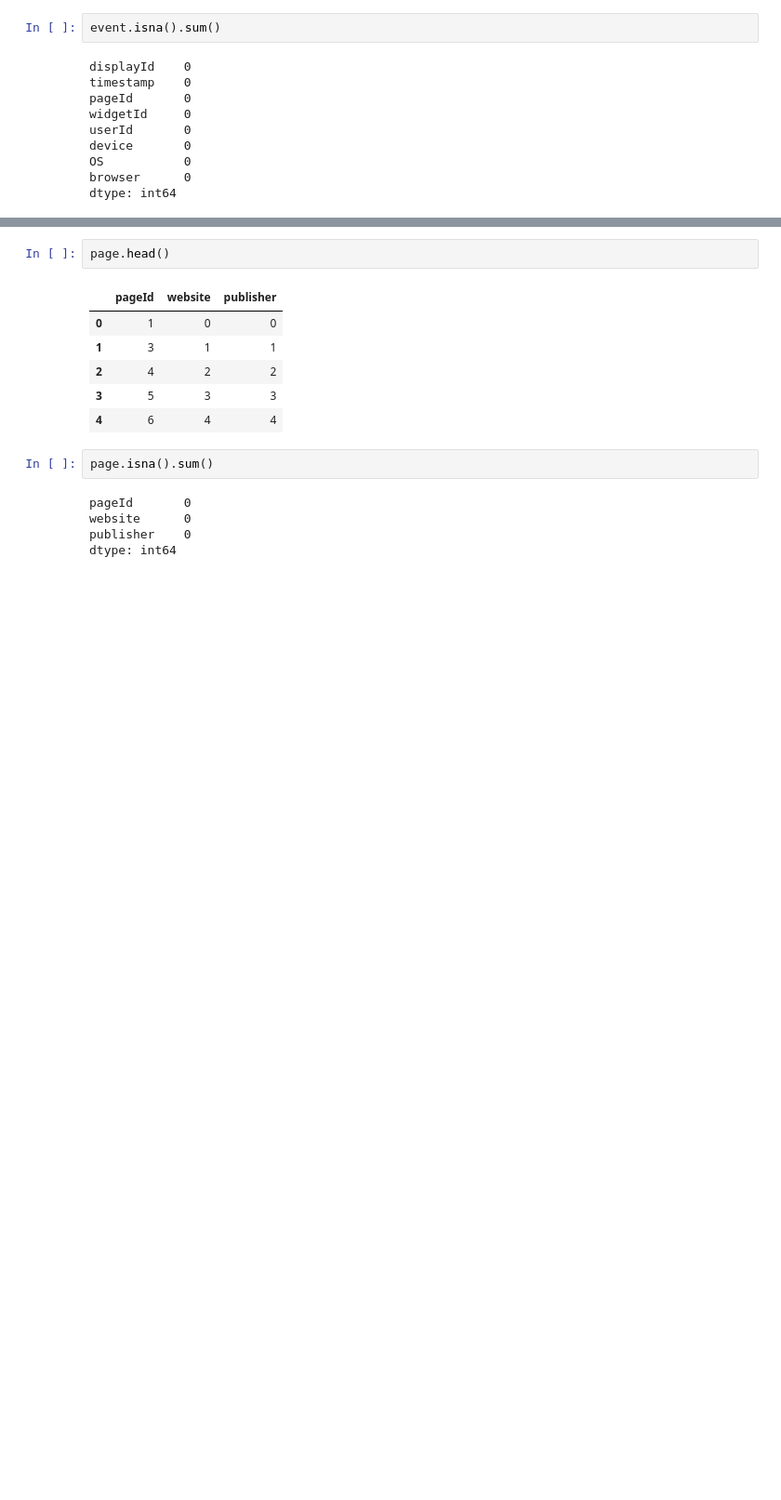
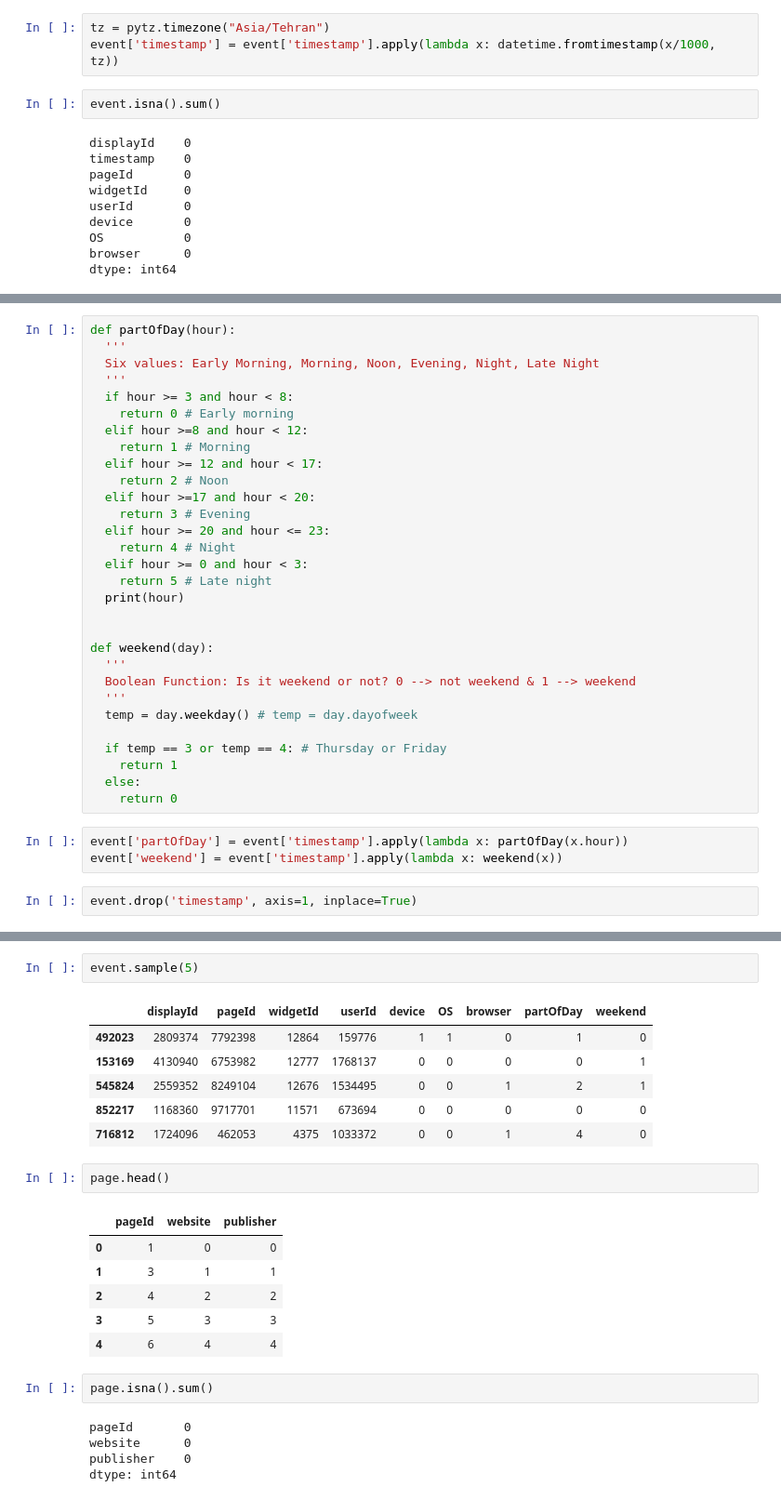
Before and after one commit to MohammadAliAfsahi/AdclickPrediction, a Jupyter notebook: DataDays.ipynb, the cells around one changed output, grey strips where cells are left out. Shown: that part at 93% size. Saved outputs shown, nothing was run; the diff lists cells and outputs as text; blank space fills up the shorter version.

```diff
--- a/DataDays.ipynb
+++ b/DataDays.ipynb
@@ -151,3 +206,6 @@ event.head()
+# %%
+tz = pytz.timezone("Asia/Tehran")
+event['timestamp'] = event['timestamp'].apply(lambda x: datetime.fromtimestamp(x/1000, tz))
 # %%
 event.isna().sum()
 # %% [output]
@@ -180,0 +240,35 @@ memory usage: 66.1 MB
+# %%
+def partOfDay(hour):
+  '''
+  Six values: Early Morning, Morning, Noon, Evening, Night, Late Night
+  '''
+  if hour >= 3 and hour < 8:
+    return 0 # Early morning
+  elif hour >=8 and hour < 12:
+    return 1 # Morning
+  elif hour >= 12 and hour < 17:
+    return 2 # Noon
+  elif hour >=17 and hour < 20:
+    return 3 # Evening
+  elif hour >= 20 and hour <= 23:
+    return 4 # Night
+  elif hour >= 0 and hour < 3:
+    return 5 # Late night
+  print(hour)
+
+
+def weekend(day):
+  '''
+  Boolean Function: Is it weekend or not? 0 --> not weekend & 1 --> weekend
+  '''
+  temp = day.weekday() # temp = day.dayofweek
+
+  if temp == 3 or temp == 4: # Thursday or Friday
+    return 1
+  else:
+    return 0
+# %%
+event['partOfDay'] = event['timestamp'].apply(lambda x: partOfDay(x.hour))
+event['weekend'] = event['timestamp'].apply(lambda x: weekend(x))
+# %%
+event.drop('timestamp', axis=1, inplace=True)
@@ -181,3 +289,12 @@ memory usage: 66.1 MB
+# %%
+event.sample(5)
+# %% [output]
+|  | displayId | pageId | widgetId | userId | device | OS | browser | partOfDay | weekend |
+| 492023 | 2809374 | 7792398 | 12864 | 159776 | 1 | 1 | 0 | 1 | 0 |
+| 153169 | 4130940 | 6753982 | 12777 | 1768137 | 0 | 0 | 0 | 0 | 1 |
+| 545824 | 2559352 | 8249104 | 12676 | 1534495 | 0 | 0 | 1 | 2 | 1 |
+| 852217 | 1168360 | 9717701 | 11571 | 673694 | 0 | 0 | 0 | 0 | 0 |
+| 716812 | 1724096 | 462053 | 4375 | 1033372 | 0 | 0 | 1 | 4 | 0 |
 # %%
 page.head()
 # %% [output]
```
Also changed, not shown: parts of 35 cells of this notebook.
